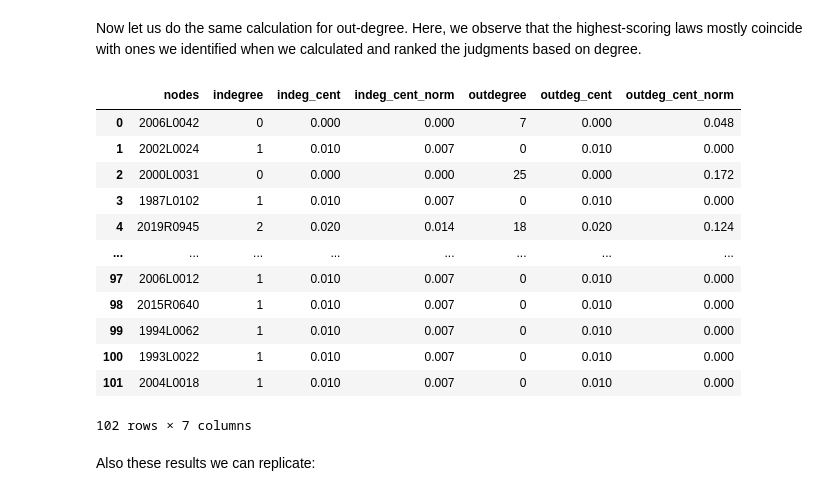
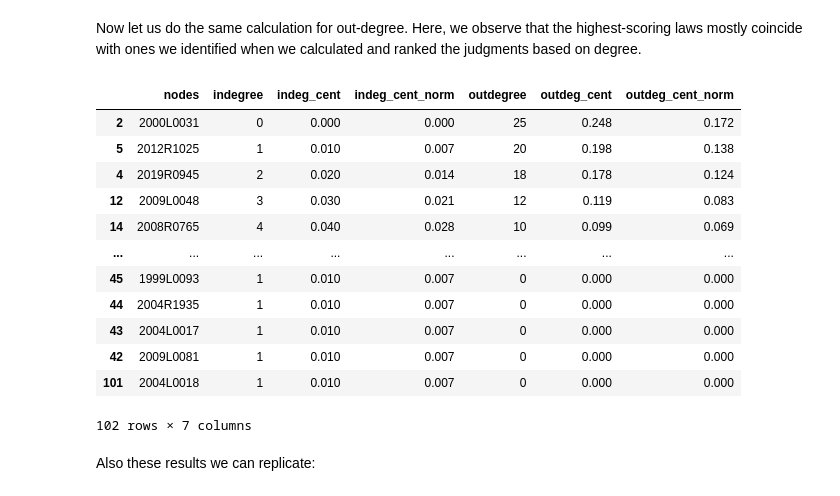
Before and after one commit to MaastrichtUniversityPress/legal-network-textbook, a Jupyter notebook: book/content/Chapter_3_Centrality.ipynb, the cells around one changed output. Saved outputs shown, nothing was run; the diff lists cells and outputs as text; code cells hidden in the pictures.

```diff
--- a/book/content/Chapter_3_Centrality.ipynb
+++ b/book/content/Chapter_3_Centrality.ipynb
@@ -238,23 +232,24 @@ Now let us do the same calculation for out-degree. Here, we observe that the hig
 # %%
 resdf_drones_directed['outdegree'] = list(dict(g_drones_directed.out_degree()).values())
 outdeg_cent = nx.out_degree_centrality(g_drones_directed)
-resdf_drones_directed.loc[:, "outdeg_cent"] = indeg_cent.values()
+resdf_drones_directed.loc[:, "outdeg_cent"] = outdeg_cent.values()
 outdeg_cent_norm = score_normalize(outdeg_cent)
 resdf_drones_directed['outdeg_cent_norm'] = outdeg_cent_norm
-resdf_drones_directed
+resdf_drones_directed_sorted = resdf_drones_directed.sort_values(by='outdegree', ascending=False)
+resdf_drones_directed_sorted
 # %% [output]
 |  | nodes | indegree | indeg_cent | indeg_cent_norm | outdegree | outdeg_cent | outdeg_cent_norm |
-| 0 | 2006L0042 | 0 | 0.000 | 0.000 | 7 | 0.000 | 0.048 |
-| 1 | 2002L0024 | 1 | 0.010 | 0.007 | 0 | 0.010 | 0.000 |
-| 2 | 2000L0031 | 0 | 0.000 | 0.000 | 25 | 0.000 | 0.172 |
-| 3 | 1987L0102 | 1 | 0.010 | 0.007 | 0 | 0.010 | 0.000 |
-| 4 | 2019R0945 | 2 | 0.020 | 0.014 | 18 | 0.020 | 0.124 |
+| 2 | 2000L0031 | 0 | 0.000 | 0.000 | 25 | 0.248 | 0.172 |
+| 5 | 2012R1025 | 1 | 0.010 | 0.007 | 20 | 0.198 | 0.138 |
+| 4 | 2019R0945 | 2 | 0.020 | 0.014 | 18 | 0.178 | 0.124 |
+| 12 | 2009L0048 | 3 | 0.030 | 0.021 | 12 | 0.119 | 0.083 |
+| 14 | 2008R0765 | 4 | 0.040 | 0.028 | 10 | 0.099 | 0.069 |
 | ... | ... | ... | ... | ... | ... | ... | ... |
-| 97 | 2006L0012 | 1 | 0.010 | 0.007 | 0 | 0.010 | 0.000 |
-| 98 | 2015R0640 | 1 | 0.010 | 0.007 | 0 | 0.010 | 0.000 |
-| 99 | 1994L0062 | 1 | 0.010 | 0.007 | 0 | 0.010 | 0.000 |
-| 100 | 1993L0022 | 1 | 0.010 | 0.007 | 0 | 0.010 | 0.000 |
-| 101 | 2004L0018 | 1 | 0.010 | 0.007 | 0 | 0.010 | 0.000 |
+| 45 | 1999L0093 | 1 | 0.010 | 0.007 | 0 | 0.000 | 0.000 |
+| 44 | 2004R1935 | 1 | 0.010 | 0.007 | 0 | 0.000 | 0.000 |
+| 43 | 2004L0017 | 1 | 0.010 | 0.007 | 0 | 0.000 | 0.000 |
+| 42 | 2009L0081 | 1 | 0.010 | 0.007 | 0 | 0.000 | 0.000 |
+| 101 | 2004L0018 | 1 | 0.010 | 0.007 | 0 | 0.000 | 0.000 |
 102 rows × 7 columns
 # %% [markdown]
 Also these results we can replicate:
```
Also changed, not shown: parts of 46 cells of this notebook, 4 other files.
